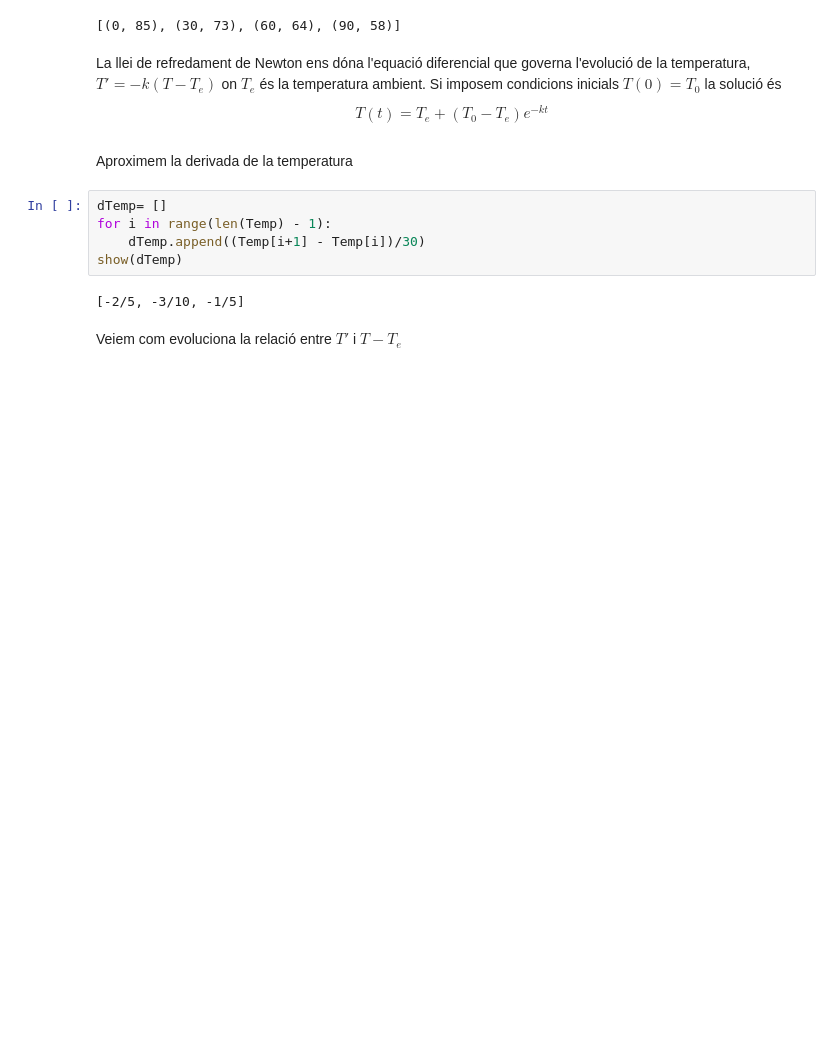
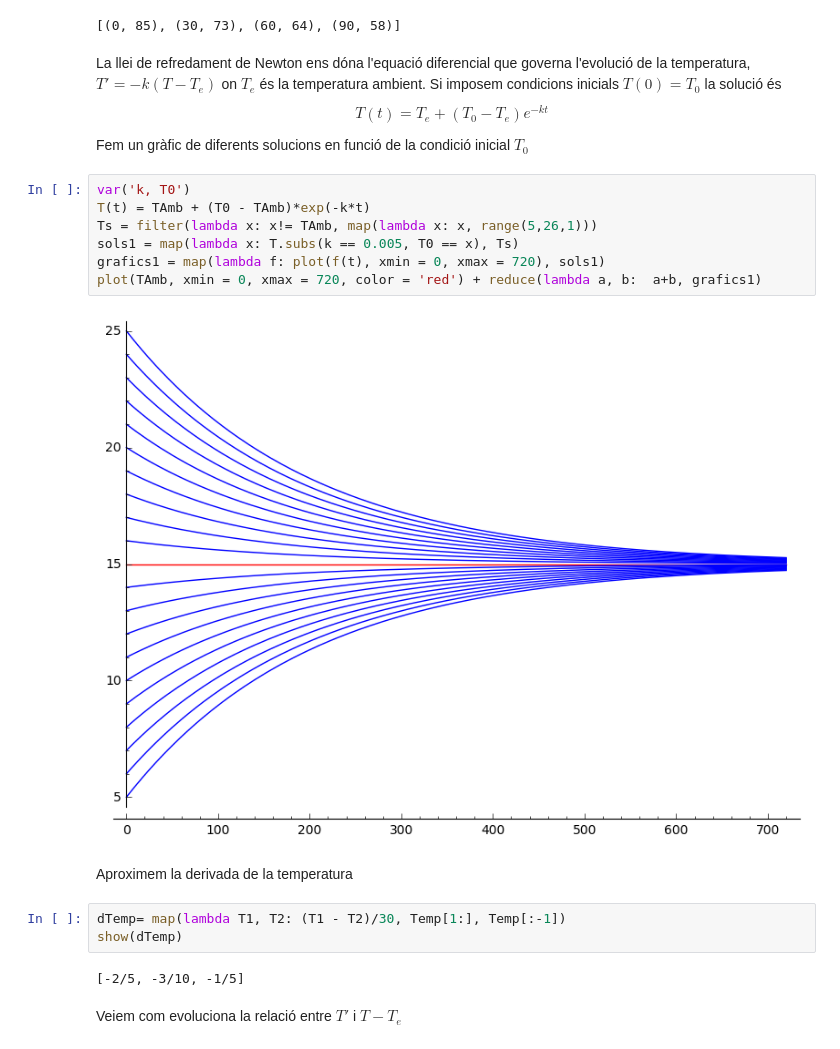
Before and after one commit to arnaumas/tercer, a Jupyter notebook: edos/edos-practica-2.ipynb, the cells around one changed output. Saved outputs shown, nothing was run; the diff lists cells and outputs as text; blank space fills up the shorter version.

```diff
--- a/edos/edos-practica-2.ipynb
+++ b/edos/edos-practica-2.ipynb
@@ -12,15 +12,24 @@ TAmb = 15
 [(0, 85), (30, 73), (60, 64), (90, 58)]
 # %% [markdown]
 La llei de refredament de Newton ens dóna l'equació diferencial que governa l'evolució de la temperatura, $T' = -k(T - T_e)$ on $T_e$ és la temperatura ambient. Si imposem condicions inicials $T(0) = T_0$ la solució és $$ T(t) = T_e + (T_0 - T_e) e^{-kt} $$
+
+Fem un gràfic de diferents solucions en funció de la condició inicial $T_0$
+# %%
+var('k, T0')
+T(t) = TAmb + (T0 - TAmb)*exp(-k*t)
+Ts = filter(lambda x: x!= TAmb, map(lambda x: x, range(5,26,1)))
+sols1 = map(lambda x: T.subs(k == 0.005, T0 == x), Ts)
+grafics1 = map(lambda f: plot(f(t), xmin = 0, xmax = 720), sols1)
+plot(TAmb, xmin = 0, xmax = 720, color = 'red') + reduce(lambda a, b:  a+b, grafics1)
+# %% [output]
+[figure, added]
 # %% [markdown]
 Aproximem la derivada de la temperatura
-# %%
-dTemp= []
-for i in range(len(Temp) - 1):
-    dTemp.append((Temp[i+1] - Temp[i])/30)
-show(dTemp)
-# %% [output]
-[-2/5, -3/10, -1/5]
+# %%
+dTemp= map(lambda T1, T2: (T1 - T2)/30, Temp[1:], Temp[:-1])
+show(dTemp)
+# %% [output]
+[-2/5, -3/10, -1/5]
 # %% [markdown]
 Veiem com evoluciona la relació entre $T'$ i $T - T_e$
 # %%
```
Also changed, not shown: parts of 13 cells of this notebook.
